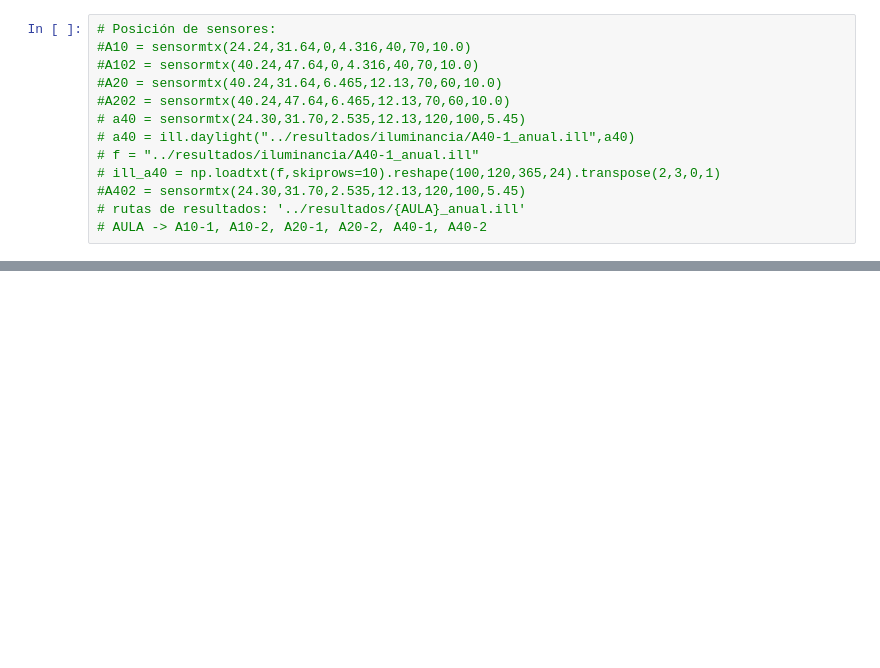
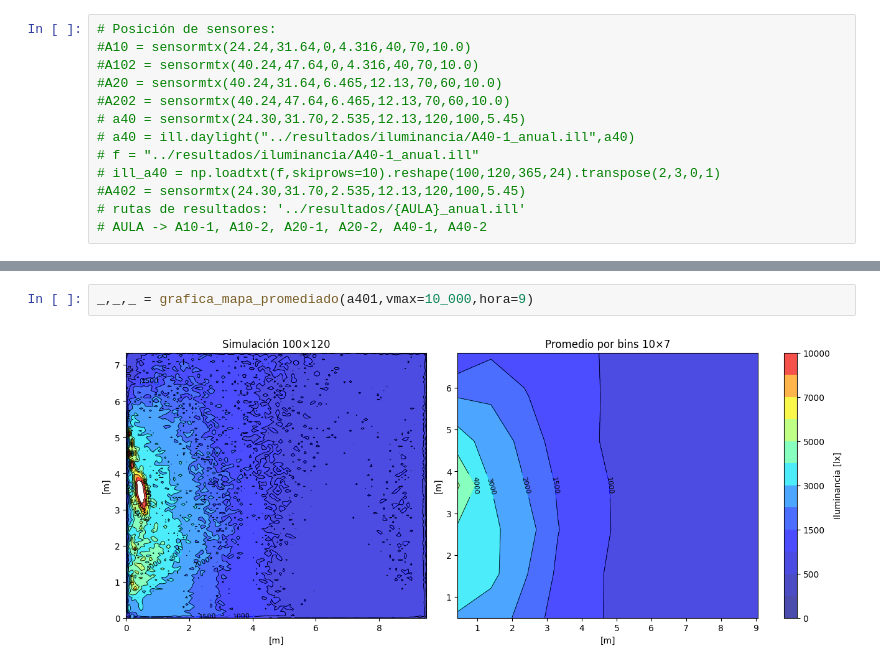
Before and after one commit to AltamarMx/analisis_ill_nelier, a Jupyter notebook: notebooks/002_Mapas-iluminancia-horarios.ipynb, the cells around one changed output, grey strips where cells are left out. Saved outputs shown, nothing was run; the diff lists cells and outputs as text; blank space fills up the shorter version.

```diff
--- a/notebooks/002_Mapas-iluminancia-horarios.ipynb
+++ b/notebooks/002_Mapas-iluminancia-horarios.ipynb
@@ -64,0 +163,4 @@ fig.colorbar(contour_filled, cax=cbar_ax, label='Iluminancia [lx]')
+# %%
+_,_,_ = grafica_mapa_promediado(a401,vmax=10_000,hora=9)
+# %% [output]
+[figure, added]
```
Also changed, not shown: parts of 7 cells of this notebook, 6 other files.
